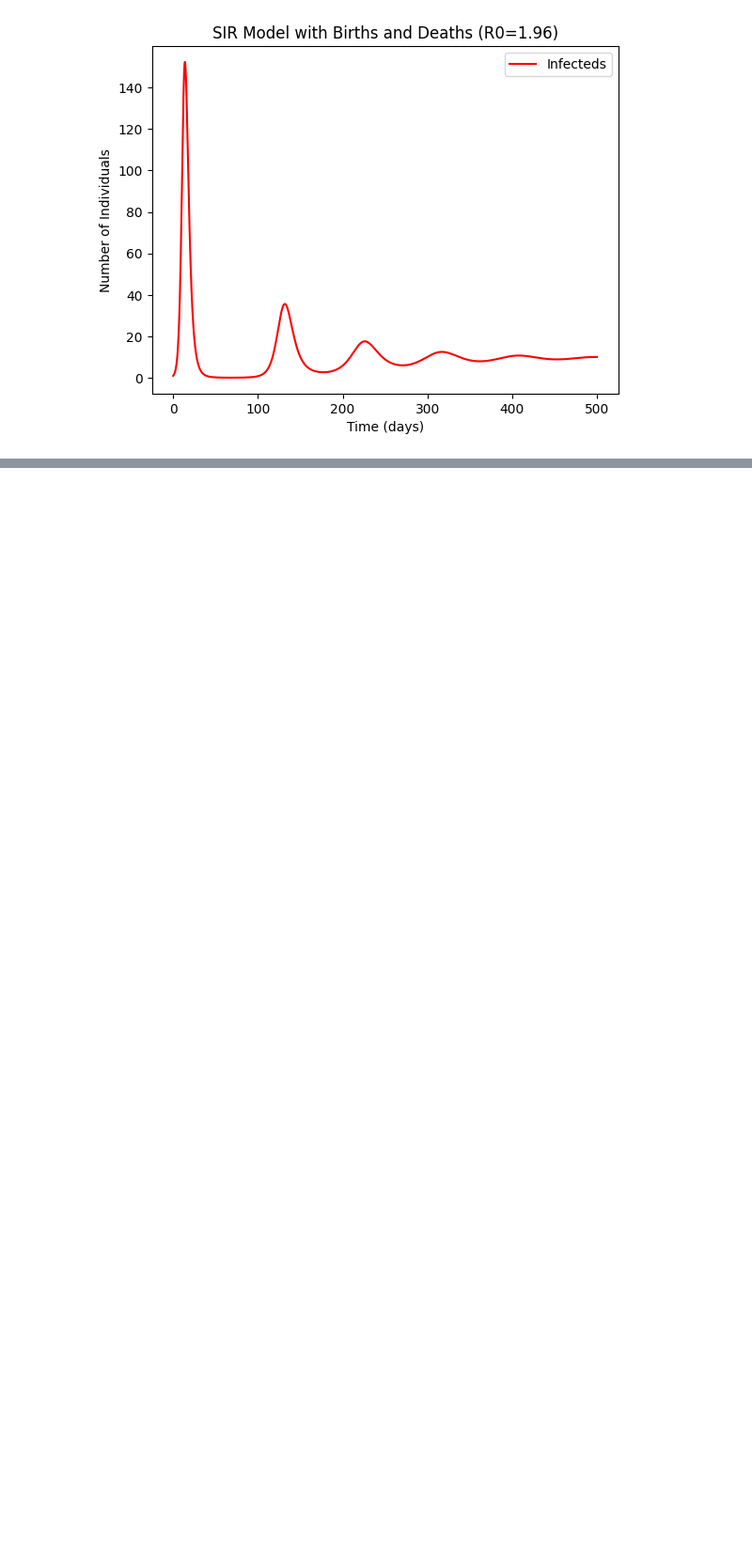
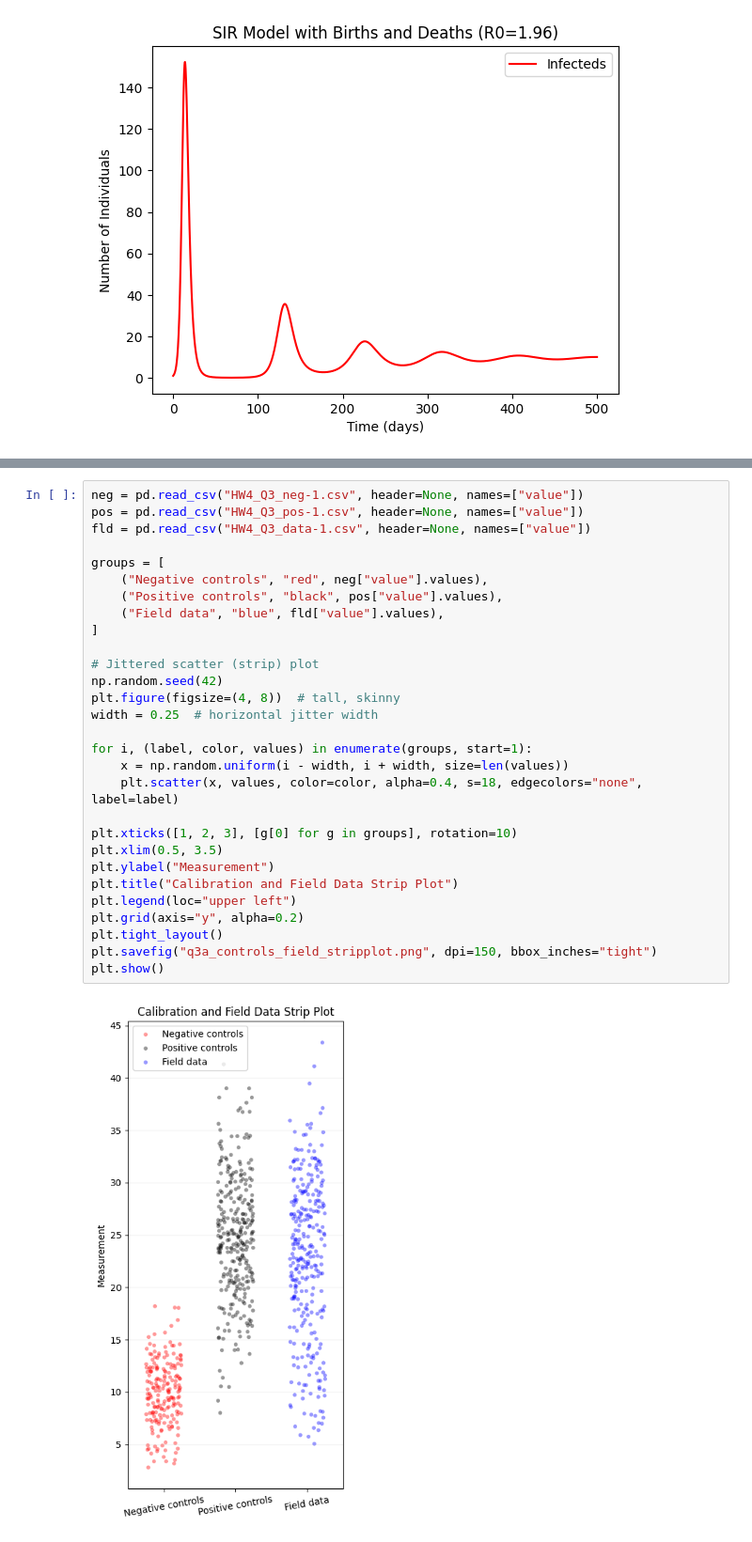
Before and after one commit to JasonHunter95/infectious-diseases, a Jupyter notebook: HW4/homework_4.ipynb, the cells around one changed output, grey strips where cells are left out. Shown: that part at 94% size. Saved outputs shown, nothing was run; the diff lists cells and outputs as text; blank space fills up the shorter version.

```diff
--- a/HW4/homework_4.ipynb
+++ b/HW4/homework_4.ipynb
@@ -156,0 +211,31 @@ R0 = 1.892  (95% CI: 1.823, 1.962)
+# %%
+neg = pd.read_csv("HW4_Q3_neg-1.csv", header=None, names=["value"])
+pos = pd.read_csv("HW4_Q3_pos-1.csv", header=None, names=["value"])
+fld = pd.read_csv("HW4_Q3_data-1.csv", header=None, names=["value"])
+
+groups = [
+    ("Negative controls", "red", neg["value"].values),
+    ("Positive controls", "black", pos["value"].values),
+    ("Field data", "blue", fld["value"].values),
+]
+
+# Jittered scatter (strip) plot
+np.random.seed(42)
+plt.figure(figsize=(4, 8))  # tall, skinny
+width = 0.25  # horizontal jitter width
+
+for i, (label, color, values) in enumerate(groups, start=1):
+    x = np.random.uniform(i - width, i + width, size=len(values))
+    plt.scatter(x, values, color=color, alpha=0.4, s=18, edgecolors="none", label=label)
+
+plt.xticks([1, 2, 3], [g[0] for g in groups], rotation=10)
+plt.xlim(0.5, 3.5)
+plt.ylabel("Measurement")
+plt.title("Calibration and Field Data Strip Plot")
+plt.legend(loc="upper left")
+plt.grid(axis="y", alpha=0.2)
+plt.tight_layout()
+plt.savefig("q3a_controls_field_stripplot.png", dpi=150, bbox_inches="tight")
+plt.show()
+# %% [output]
+[figure, added]
```
Also changed, not shown: parts of 4 cells of this notebook, 6 other files.
